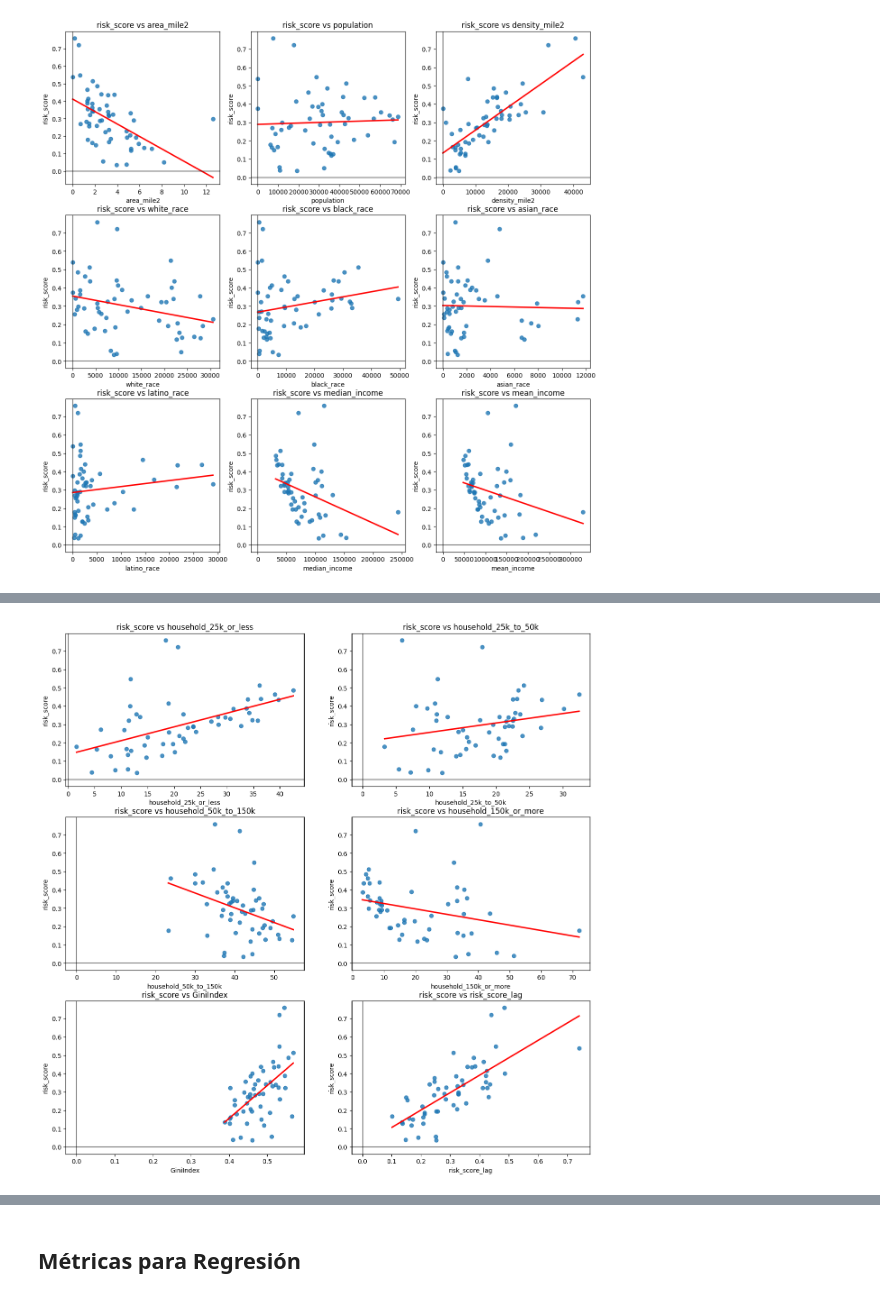
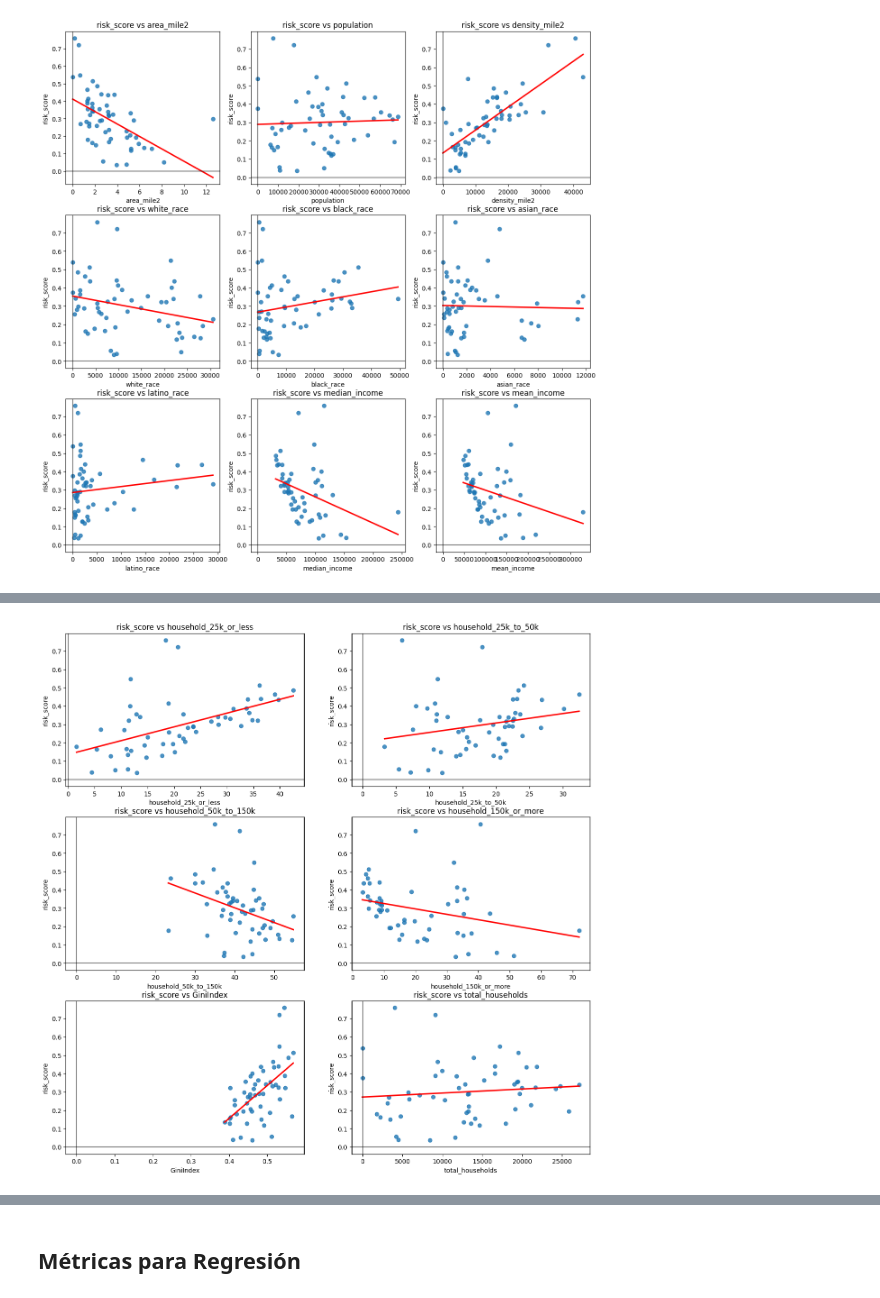
Before and after one commit to dnunez29/Trabajo-Final-Graduacion, a Jupyter notebook: Scripts/TFM_DanielNunezVargas_Modelo.ipynb, the cells around one changed output, grey strips where cells are left out. Cells and saved outputs as stored; diff of their text form; code cells hidden in the pictures.

```diff
--- a/Scripts/TFM_DanielNunezVargas_Modelo.ipynb
+++ b/Scripts/TFM_DanielNunezVargas_Modelo.ipynb
@@ -537,26 +556,26 @@ for i, x_var in enumerate(x_vars):
 # %%
 # Variables que irán en X
 x_vars = [
     'household_25k_or_less', 'household_25k_to_50k', 'household_50k_to_150k',
-    'household_150k_or_more', 'GiniIndex', 'risk_score_lag'
+    'household_150k_or_more', 'GiniIndex', 'total_households'
 ]
 
 # Crear la figura con subplots en forma de 3x3
 fig, axes = plt.subplots(3, 2, figsize=(15, 15))
 axes = axes.flatten()  # aplanar para indexar fácilmente
 
 # Loop para crear cada gráfico
 for i, x_var in enumerate(x_vars):
     sns.regplot(
         x=x_var,
         y="risk_score",
         data=aggregate_df_train,
         ci=None,
         line_kws={"color": "r"},
         ax=axes[i]
     )
     axes[i].axhline(0, c="k", alpha=0.5)
     axes[i].axvline(0, c="k", alpha=0.5)
     axes[i].set_title(f"risk_score vs {x_var}")
 # %% [output]
-[figure, old version]
+[figure, new version]
```
Also changed, not shown: parts of 20 cells of this notebook, 1 other file.
